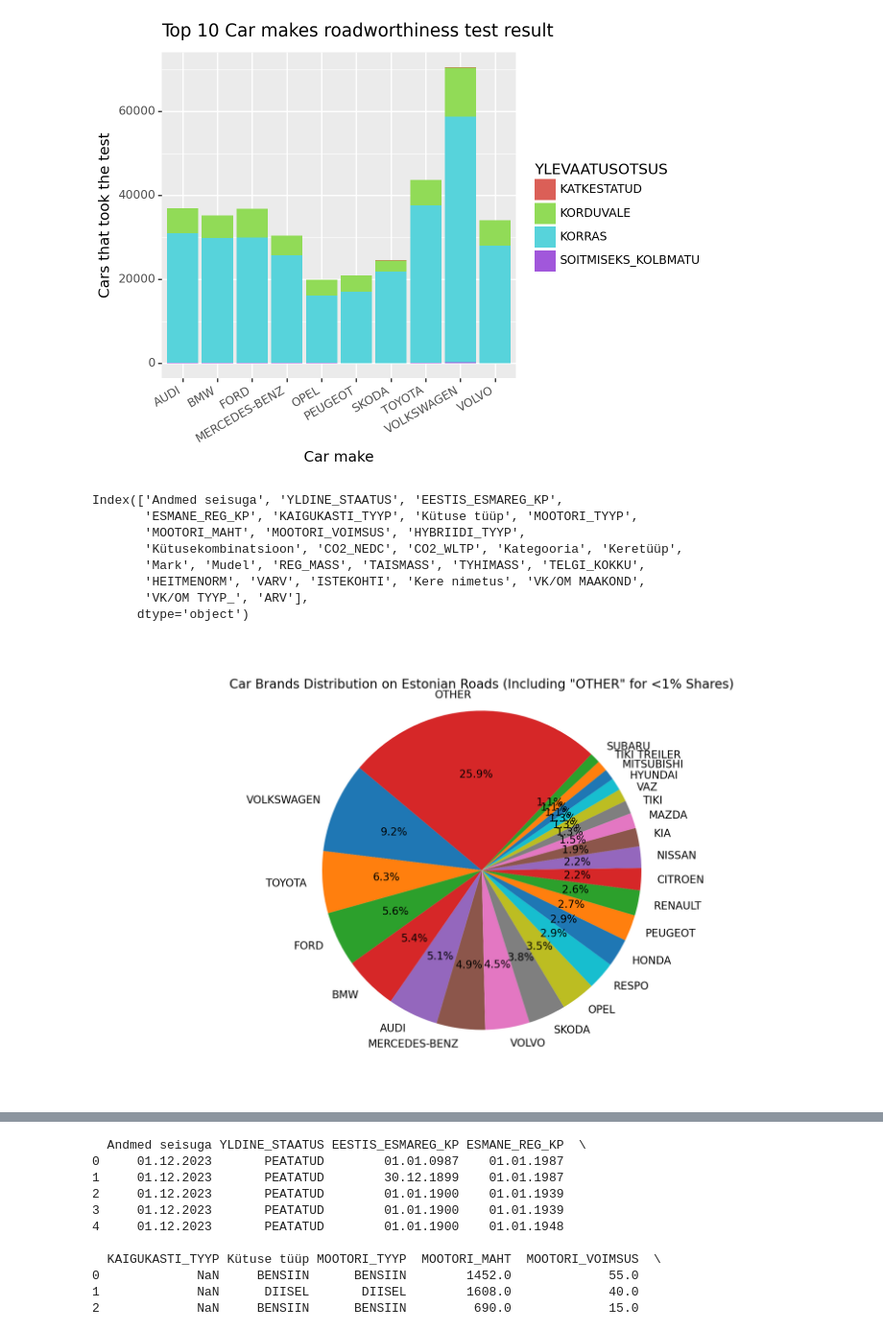
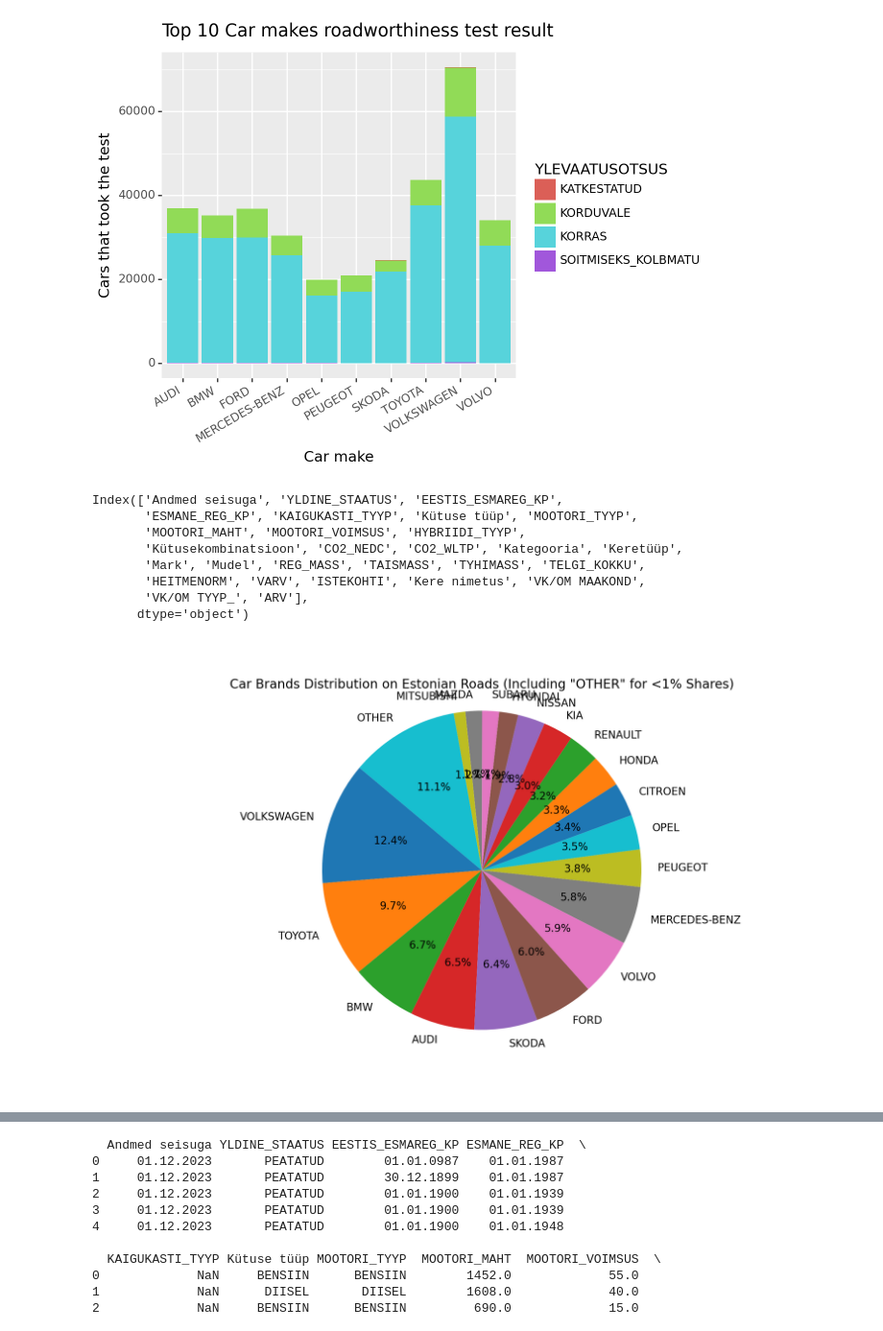
Before and after one commit to GregorSomething/IDS-Vehicle-Analysis, a Jupyter notebook: data_thing.ipynb, the cells around one changed output, grey strips where cells are left out. Shown at 96% size. Cells and saved outputs as stored; diff of their text form; code cells hidden in the pictures.

```diff
--- a/data_thing.ipynb
+++ b/data_thing.ipynb
@@ -338,51 +338,43 @@ fig.savefig('img/cars_roadworthiness_by_make.png', dpi=DPI)
 import pandas as pd
 import matplotlib.pyplot as plt
 
-# Load datasets
-vehicle_status = pd.read_csv('vehicle_status.csv', delimiter=';', low_memory=False)
-vehicle_status1 = pd.read_csv('vehicle_status1.csv', delimiter=';', low_memory=False)
-
-# Combine the two dataframes
-vehicle_status_combined = pd.concat([vehicle_status, vehicle_status1])
-
 # Check the column names
-print(vehicle_status_combined.columns)
+print(data_status.columns)
 
 # If 'MARK' is the correct column name, this should work
-brand_counts = vehicle_status_combined['Mark'].value_counts()
+brand_counts = data_status['Mark'].value_counts()
 
 # Calculate the total number of registered vehicles
 total_vehicles = brand_counts.sum()
 
 # Calculate the percentage share of each brand
 brand_counts_percentage = (brand_counts / total_vehicles) * 100
 
 # Clump together brands with less than 1% share into 'OTHER'
 other_brands_total = brand_counts_percentage[brand_counts_percentage < 1].sum()
 brand_counts_clumped = brand_counts_percentage[brand_counts_percentage >= 1]
 if other_brands_total > 0:
     brand_counts_clumped['OTHER'] = other_brands_total
 
 # Plotting
 plt.figure(figsize=(10, 6))
 plt.pie(brand_counts_clumped, labels=brand_counts_clumped.index, autopct='%1.1f%%', startangle=140)
 plt.axis('equal')  # Equal aspect ratio ensures that the pie chart is circular
 plt.title('Car Brands Distribution on Estonian Roads (Including "OTHER" for <1% Shares)')
 
 # Save the plot to the specified path before displaying it
-# You can specify a DPI value or omit it to use the default
-plt.savefig('img/cars_brand_distribution.png')  # Replace 'DPI' with an actual number if needed
+plt.savefig('img/cars_brand_distribution.png', dpi=DPI)
 
 # Display the plot
 plt.show()
 # %% [output]
 Index(['Andmed seisuga', 'YLDINE_STAATUS', 'EESTIS_ESMAREG_KP',
        'ESMANE_REG_KP', 'KAIGUKASTI_TYYP', 'Kütuse tüüp', 'MOOTORI_TYYP',
        'MOOTORI_MAHT', 'MOOTORI_VOIMSUS', 'HYBRIIDI_TYYP',
        'Kütusekombinatsioon', 'CO2_NEDC', 'CO2_WLTP', 'Kategooria', 'Keretüüp',
        'Mark', 'Mudel', 'REG_MASS', 'TAISMASS', 'TYHIMASS', 'TELGI_KOKKU',
        'HEITMENORM', 'VARV', 'ISTEKOHTI', 'Kere nimetus', 'VK/OM MAAKOND',
        'VK/OM TYYP_', 'ARV'],
       dtype='object')
-[figure, old version]
+[figure, new version]
 # %%
```
Also changed, not shown: parts of 1 cell of this notebook, 2 other files.
